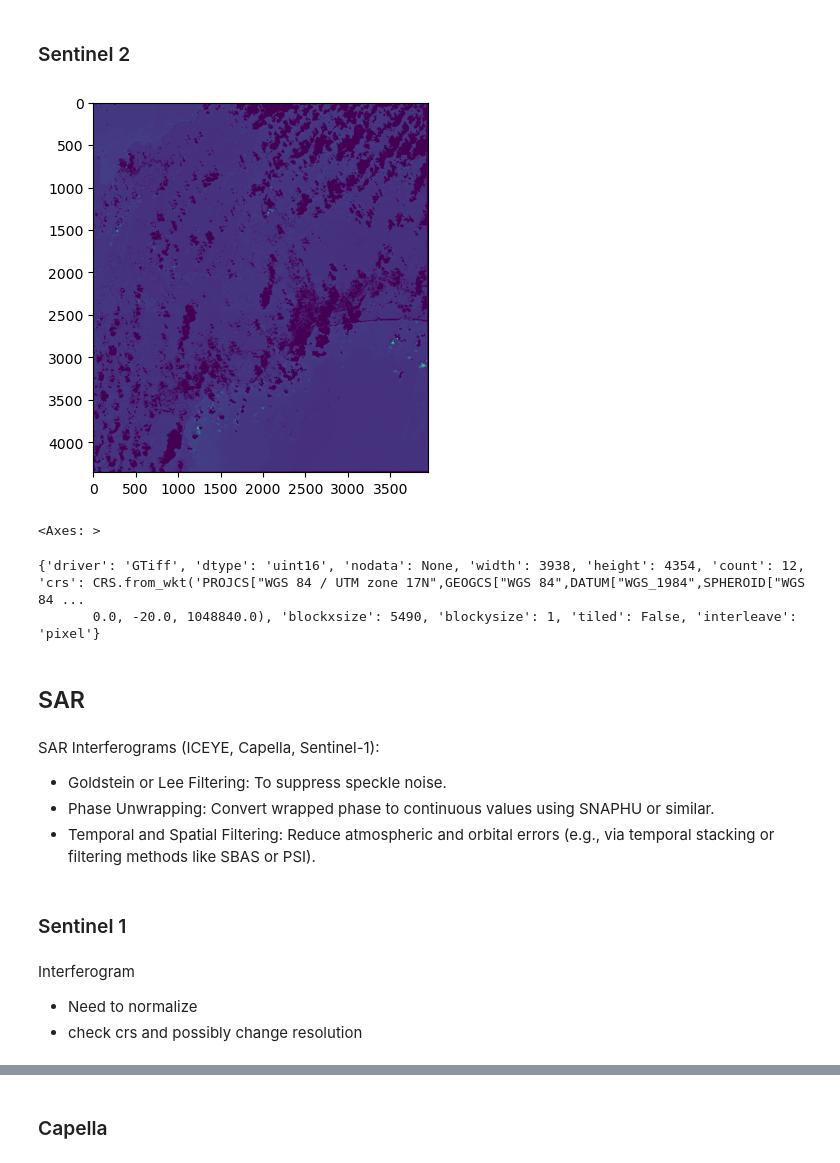
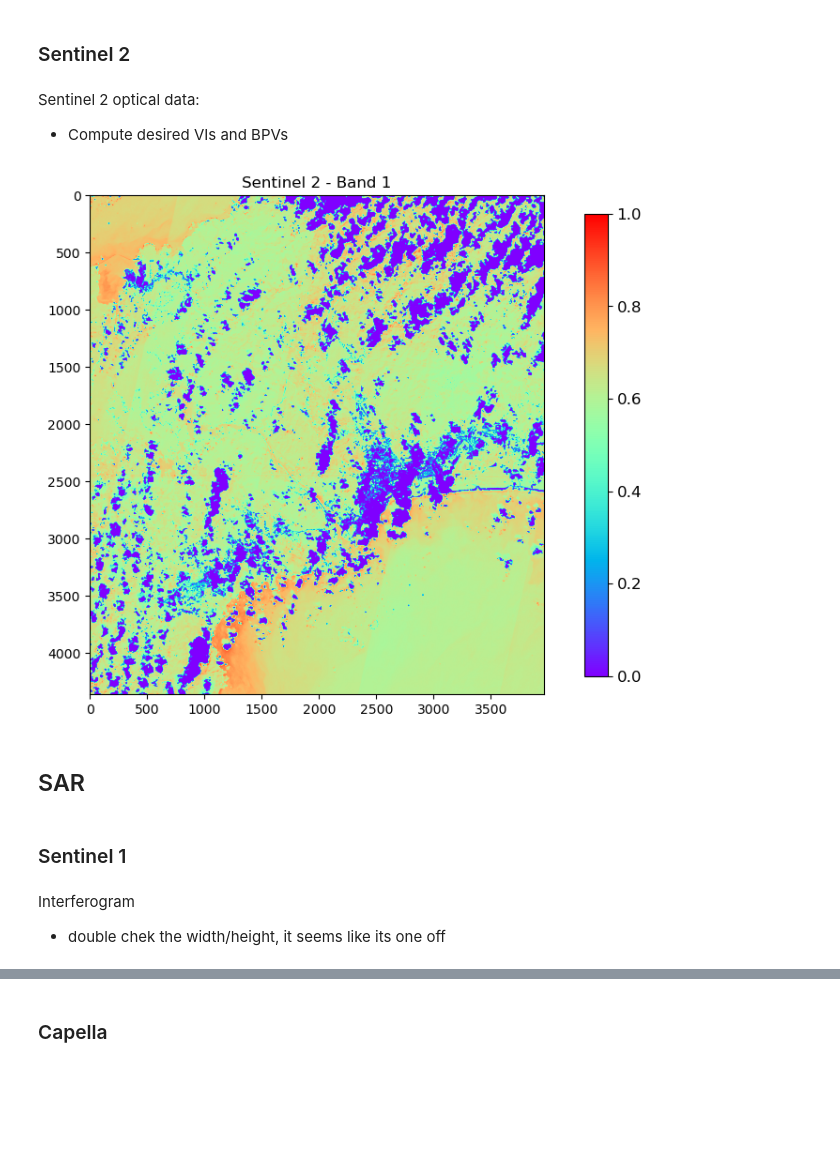
Before and after one commit to annalisefishell/MasterThesis, a Jupyter notebook: main.ipynb, the cells around one changed output, grey strips where cells are left out. Cells and saved outputs as stored; diff of their text form; code cells hidden in the pictures; blank space fills up the shorter version.

```diff
--- a/main.ipynb
+++ b/main.ipynb
@@ -114,0 +161,6 @@ aoi = aoi.set_crs("EPSG:4326", allow_override=True)
+# %%
+def open_tif_file(file_path):
+    with rasterio.open(file_path) as src:
+        image = src.read()
+        profile = src.profile
+    return image, profile
@@ -154,21 +184,3 @@ def compute_brightness(blue, green, red):
 ## potentially add more vegetation indicies
 # %% [markdown]
 ### Sentinel 2
-# %%
-if FIRST_LOCATION_RUN:
-    merge_rasters(list_unmerged_rasters, s2_merged_path)
-
-s2_data, s2_profile = clip_raster(s2_merged_path, aoi.geometry)
-
-plt.imshow(s2_data, cmap='gray') # need to make the masked areas into nans
-plt.colorbar()
-plt.title('Band 1 of S2 clipped')
-plt.show()
-# %% [output]
-[figure, removed]
-<Axes: >
-# %%
-s2_profile
-# %% [output]
-{'driver': 'GTiff', 'dtype': 'uint16', 'nodata': None, 'width': 3938, 'height': 4354, 'count': 12, 'crs': CRS.from_wkt('PROJCS["WGS 84 / UTM zone 17N",GEOGCS["WGS 84",DATUM["WGS_1984",SPHEROID["WGS 84 ...
-       0.0, -20.0, 1048840.0), 'blockxsize': 5490, 'blockysize': 1, 'tiled': False, 'interleave': 'pixel'}
@@ -211,14 +187,34 @@ s2_profile
+# %% [markdown]
+Sentinel 2 optical data:
+- Compute desired VIs and BPVs
+# %%
+if FIRST_LOCATION_RUN:
+    merge_rasters(list_unmerged_rasters, s2_merged_path_no_process)
+    reproject_and_clip_raster(s2_merged_path_no_process, aoi.geometry, s2_merged_path_process)
+
+else:
+    s2_data, s2_profile = open_tif_file(s2_merged_path_process)
+
+    s2_data_processed = np.zeros(s2_data.shape)
+    for band in range(s2_data.shape[0]):
+        vmin, vmax = np.percentile(s2_data[band], [0, 99]) #- cut top 1 percent for all bands
+        temp = np.where(s2_data[band] <= vmax, s2_data[band], 0)
+        s2_data_processed[band] = min_max_normalize(temp)
+
+
+    fig = plt.figure(figsize=(8, 8))
+    im = plt.imshow(s2_data_processed[0], cmap='rainbow')
+    cbar = plt.colorbar(im, shrink=0.8, pad=0.07)
+    cbar.ax.tick_params(labelsize=12)
+    plt.title('Sentinel 2 - Band 1')
+    plt.show()
+# %% [output]
+[figure, added]
 # %% [markdown]
 ## SAR
-# %% [markdown]
-SAR Interferograms (ICEYE, Capella, Sentinel-1):
-- Goldstein or Lee Filtering: To suppress speckle noise.
-- Phase Unwrapping: Convert wrapped phase to continuous values using SNAPHU or similar.
-- Temporal and Spatial Filtering: Reduce atmospheric and orbital errors (e.g., via temporal stacking or filtering methods like SBAS or PSI).
 # %% [markdown]
 ### Sentinel 1
 # %% [markdown]
 Interferogram
-- Need to normalize
-- check crs and possibly change resolution
+- double chek the width/height, it seems like its one off
 # %%
```
Also changed, not shown: parts of 19 cells of this notebook.
